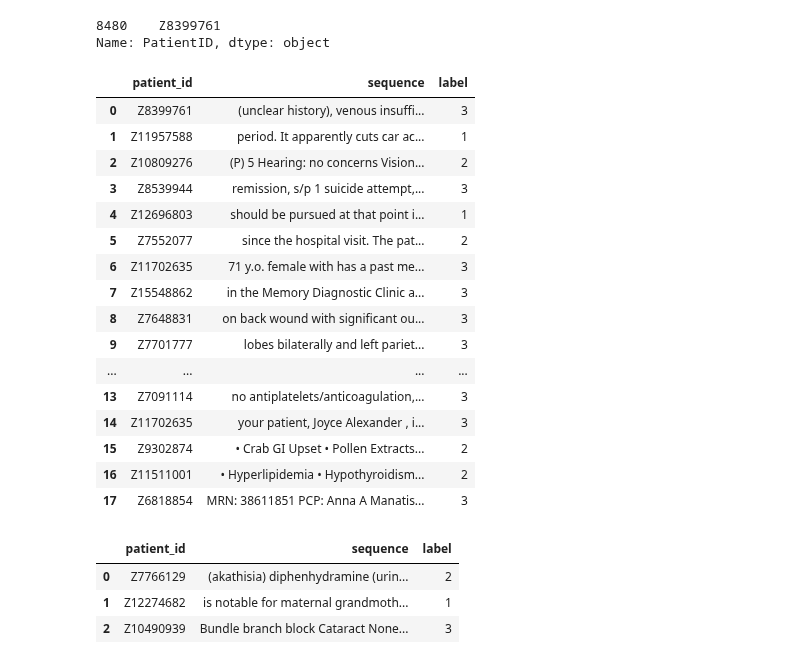
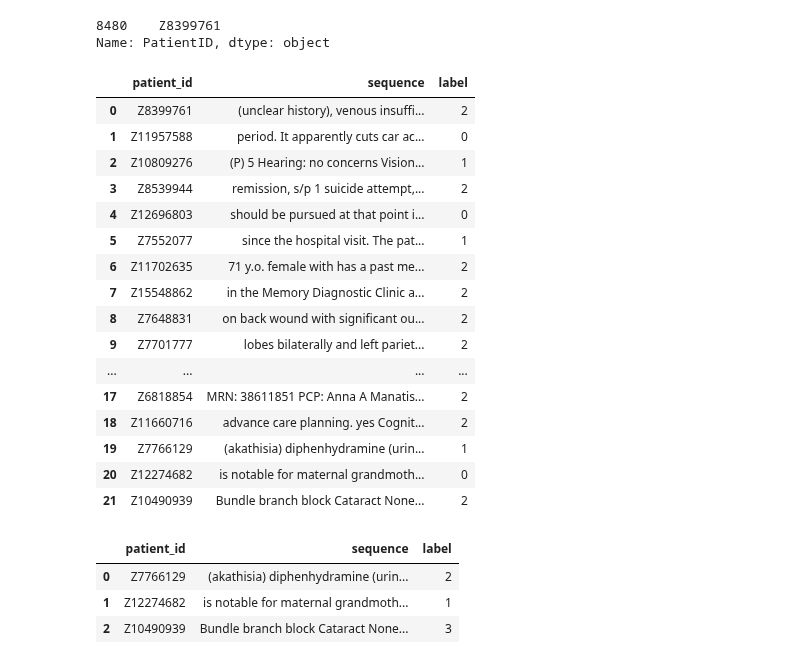
Before and after one commit to anaconda121/NeuraHealth, a Jupyter notebook: EDA/Extracting Data from DB.ipynb, the cells around one changed output. Cells and saved outputs as stored; diff of their text form; code cells hidden in the pictures.

Commit message:
revised creation of model matrix
one large df instead of train and test df

```diff
--- a/EDA/Extracting Data from DB.ipynb
+++ b/EDA/Extracting Data from DB.ipynb
@@ -107,52 +107,52 @@ Name: PatientID, dtype: object
 #getting sentence ids
 sentence_id = labels["Sentence_id"].to_list()
 
 # defining model matrix and setting dimensions
 model_matrix = pd.DataFrame(columns = ["patient_id", "sequence", "label"])
-model_matrix["patient_id"] = [0] * int(0.85 * len(sentence_id))
-model_matrix["sequence"] = [" "] * int(0.85 * len(sentence_id))
-model_matrix["label"] = [" "] * int(0.85 * len(sentence_id))
+model_matrix["patient_id"] = [0] * int(len(sentence_id))
+model_matrix["sequence"] = [" "] * int(len(sentence_id))
+model_matrix["label"] = [" "] * int(len(sentence_id))
 
 #extracting necessary data
-for i in range(int(0.85 * len(labels.axes[0]))):
+for i in range(int(len(labels.axes[0]))):
     curr_note_id = sentences[sentences['id'] == sentence_id[i]]['Note_id'].values
     curr_patient_id = note.loc[note['id'] == curr_note_id[0]]['PatientID'].values
     curr_seq = sentences[sentences['Note_id'] == curr_note_id[0]]['Contents'].values
     curr_label = labels[labels["Sentence_id"] == sentence_id[i]]['Label'].values
     model_matrix.iloc[i] = (curr_patient_id[0], curr_seq[0], curr_label[0])
 
 #converting yes,no,ntr labels to numerical equivalents
-mappings = {"NO" : 1, "NTR" : 2, "YES" : 3}
+mappings = {"NO" : 0, "NTR" : 1, "YES" : 2}
 model_matrix.label = [mappings[item] for item in model_matrix.label]
 
 # exporting data to csv's
 model_matrix.to_csv("input.csv")
 
 # yes = model_matrix[model_matrix['label'] == 3]
 # neither = model_matrix[model_matrix['label'] == 2]
 # no = model_matrix[model_matrix['label'] == 1]
 
 # yes = yes.to_csv("yes.csv")
 # neither = neither.to_csv("neither.csv")
 # no = no.to_csv("no.csv")
 
 model_matrix
 # %% [output]
 |  | patient_id | sequence | label |
-| 0 | Z8399761 | (unclear history), venous insuffi... | 3 |
-| 1 | Z11957588 | period. It apparently cuts car ac... | 1 |
-| 2 | Z10809276 | (P) 5 Hearing: no concerns Vision... | 2 |
-| 3 | Z8539944 | remission, s/p 1 suicide attempt,... | 3 |
-| 4 | Z12696803 | should be pursued at that point i... | 1 |
-| 5 | Z7552077 | since the hospital visit. The pat... | 2 |
-| 6 | Z11702635 | 71 y.o. female with has a past me... | 3 |
-| 7 | Z15548862 | in the Memory Diagnostic Clinic a... | 3 |
-| 8 | Z7648831 | on back wound with significant ou... | 3 |
-| 9 | Z7701777 | lobes bilaterally and left pariet... | 3 |
+| 0 | Z8399761 | (unclear history), venous insuffi... | 2 |
+| 1 | Z11957588 | period. It apparently cuts car ac... | 0 |
+| 2 | Z10809276 | (P) 5 Hearing: no concerns Vision... | 1 |
+| 3 | Z8539944 | remission, s/p 1 suicide attempt,... | 2 |
+| 4 | Z12696803 | should be pursued at that point i... | 0 |
+| 5 | Z7552077 | since the hospital visit. The pat... | 1 |
+| 6 | Z11702635 | 71 y.o. female with has a past me... | 2 |
+| 7 | Z15548862 | in the Memory Diagnostic Clinic a... | 2 |
+| 8 | Z7648831 | on back wound with significant ou... | 2 |
+| 9 | Z7701777 | lobes bilaterally and left pariet... | 2 |
 | ... | ... | ... | ... |
-| 13 | Z7091114 | no antiplatelets/anticoagulation,... | 3 |
-| 14 | Z11702635 | your patient, Joyce Alexander , i... | 3 |
-| 15 | Z9302874 | • Crab GI Upset • Pollen Extracts... | 2 |
-| 16 | Z11511001 | • Hyperlipidemia • Hypothyroidism... | 2 |
-| 17 | Z6818854 | MRN: 38611851 PCP: Anna A Manatis... | 3 |
+| 17 | Z6818854 | MRN: 38611851 PCP: Anna A Manatis... | 2 |
+| 18 | Z11660716 | advance care planning. yes Cognit... | 2 |
+| 19 | Z7766129 | (akathisia) diphenhydramine (urin... | 1 |
+| 20 | Z12274682 | is notable for maternal grandmoth... | 0 |
+| 21 | Z10490939 | Bundle branch block Cataract None... | 2 |
 # %%
```
Also changed, not shown: parts of 1 cell of this notebook.
